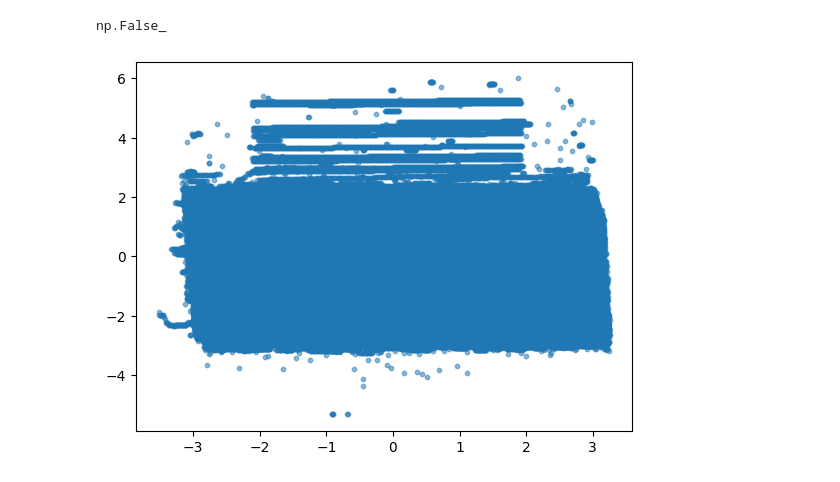
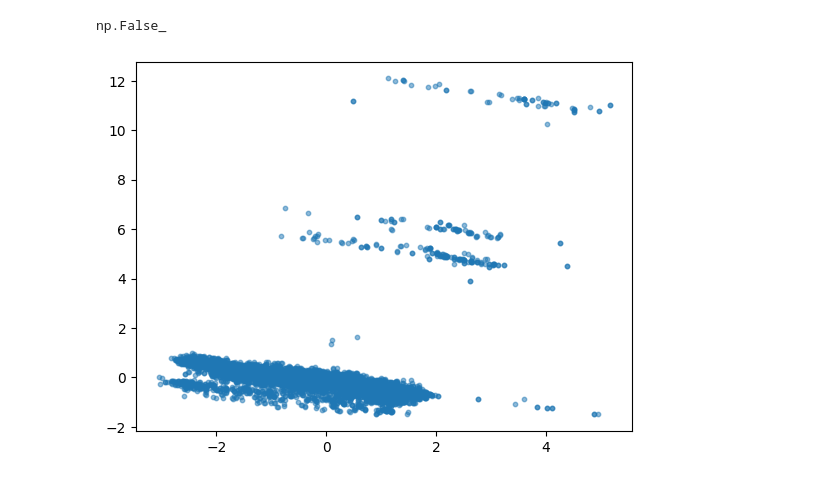
Before and after one commit to krzkapera/wdzd, a Jupyter notebook: src/lol.ipynb, the cells around one changed output. Cells and saved outputs as stored; diff of their text form; code cells hidden in the pictures.

```diff
--- a/src/lol.ipynb
+++ b/src/lol.ipynb
@@ -76,18 +78,19 @@ df.isna().any().any()
 # %% [output]
 np.False_
 # %%
+import matplotlib.pyplot as plt
 from sklearn.decomposition import PCA
 from sklearn.preprocessing import StandardScaler
 
 scaler = StandardScaler()
 X = scaler.fit_transform(df[numerical_cols])
 
-pca = PCA(n_components=2)
-X_2d = pca.fit_transform(X)
+X = X[:10000]
+
+pca = PCA()
+X_pca = pca.fit_transform(X)
+
+plt.scatter(X_pca[:, 0], X_pca[:, 1], alpha=0.5, s=10)
+plt.show()
+# %% [output]
+[figure, added]
-# %%
-import matplotlib.pyplot as plt
-
-plt.scatter(X_2d[:, 0], X_2d[:, 1], alpha=0.5, s=10)
-plt.show()
-# %% [output]
-[figure, removed]
```
Also changed, not shown: parts of 5 cells of this notebook, 2 other files.
